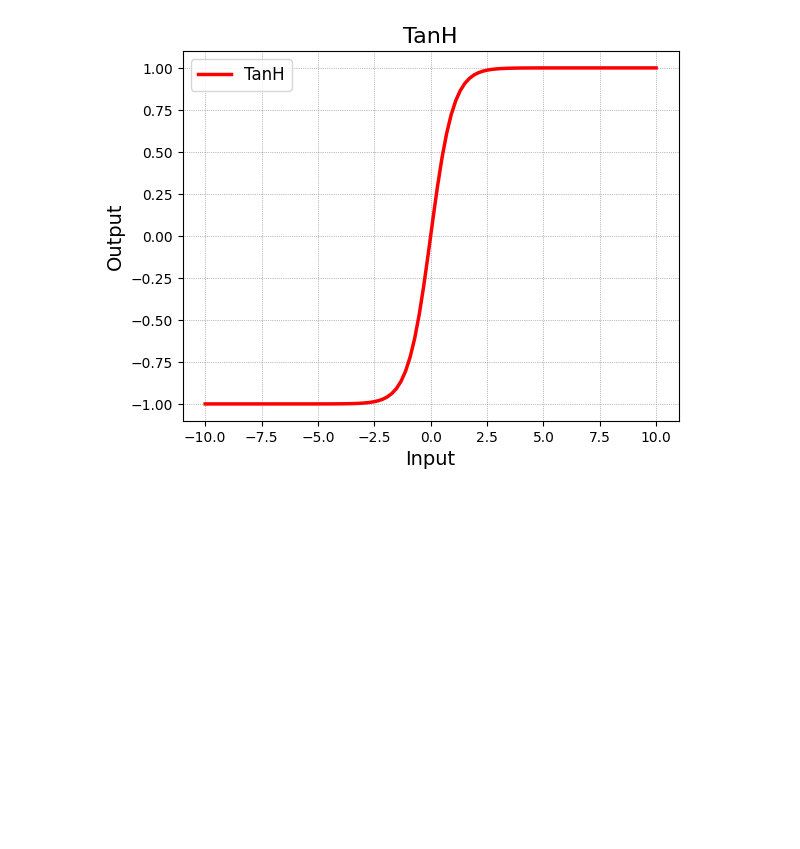
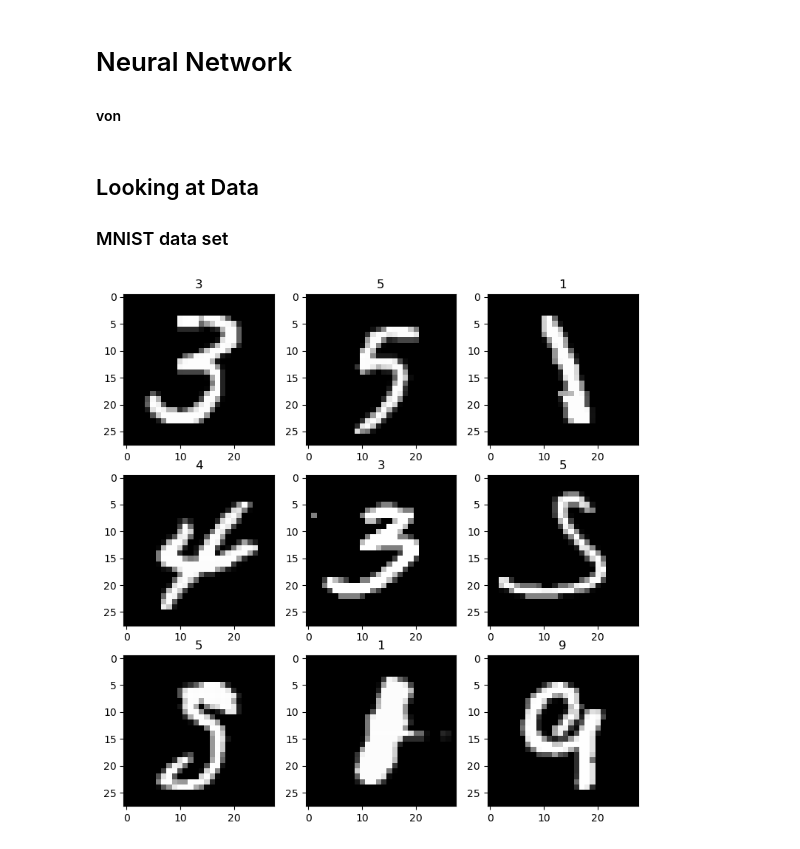
Before and after one commit to havilash/neural-network, a Jupyter notebook: docs/neural_network_notebook.ipynb, the cells around one changed output. Saved outputs shown, nothing was run; the diff lists cells and outputs as text; code cells hidden in the pictures; blank space fills up the shorter version.

```diff
--- a/docs/neural_network_notebook.ipynb
+++ b/docs/neural_network_notebook.ipynb
@@ -76,21 +0,0 @@ plt.show()
-# %%
-def func(x):
-    num = np.exp(2 * x)
-    return (num - 1) / (num + 1)
-
-
-x = np.linspace(-10, 10, 100)
-y = func(x)
-
-plt.plot(x, y, linewidth=2.5, color='red', markersize=3, label='TanH')
-
-plt.title('TanH', fontsize=16)
-plt.xlabel('Input', fontsize=14)
-plt.ylabel('Output', fontsize=14)
-
-plt.grid(color='gray', linestyle=':', linewidth=0.5)
-plt.legend(loc='upper left', fontsize=12)
-
-plt.show()
-# %% [output]
-[figure, removed]
@@ -96,0 +22,19 @@ plt.show()
+# %%
+x, y = get_mnist_data(2560)
+# %% [markdown]
+# Neural Network
+#### von
+# %% [markdown]
+## Looking at Data
+### MNIST data set
+# %%
+fig, axs = plt.subplots(3, 3, figsize=(9, 9))
+axs = axs.flatten()
+
+for i in range(9):
+    random_index = random.randint(0, len(x) - 1)
+    img = x[random_index]
+    axs[i].imshow(img, cmap='gray')
+    axs[i].set_title(y[random_index])
+# %% [output]
+[figure, added]
```
Also changed, not shown: parts of 17 cells of this notebook, 2 other files.
